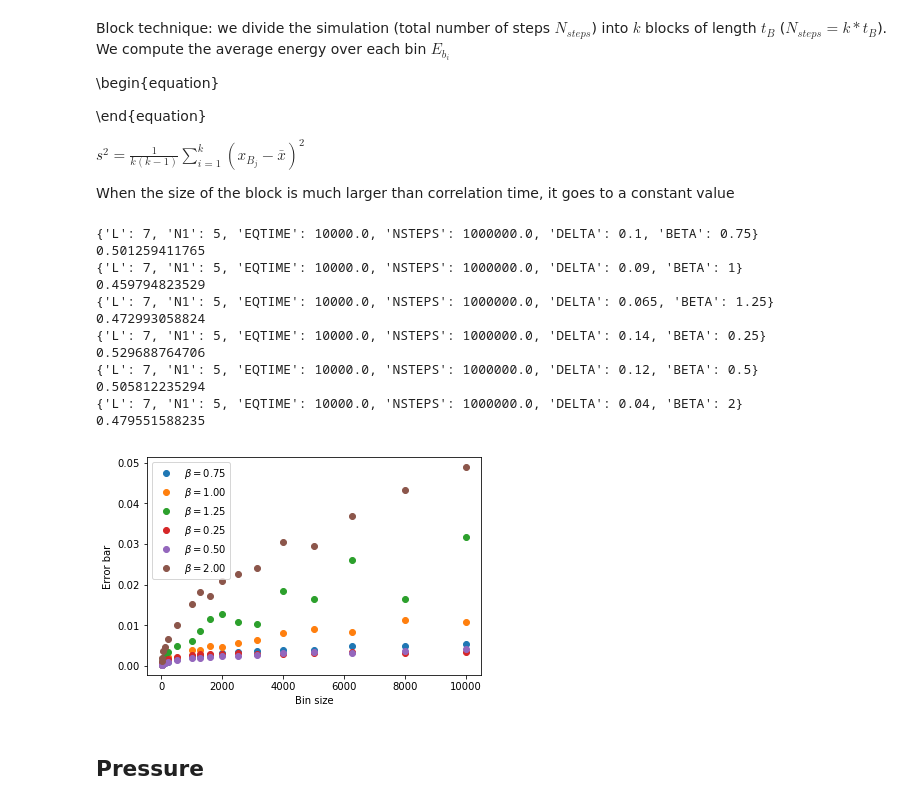
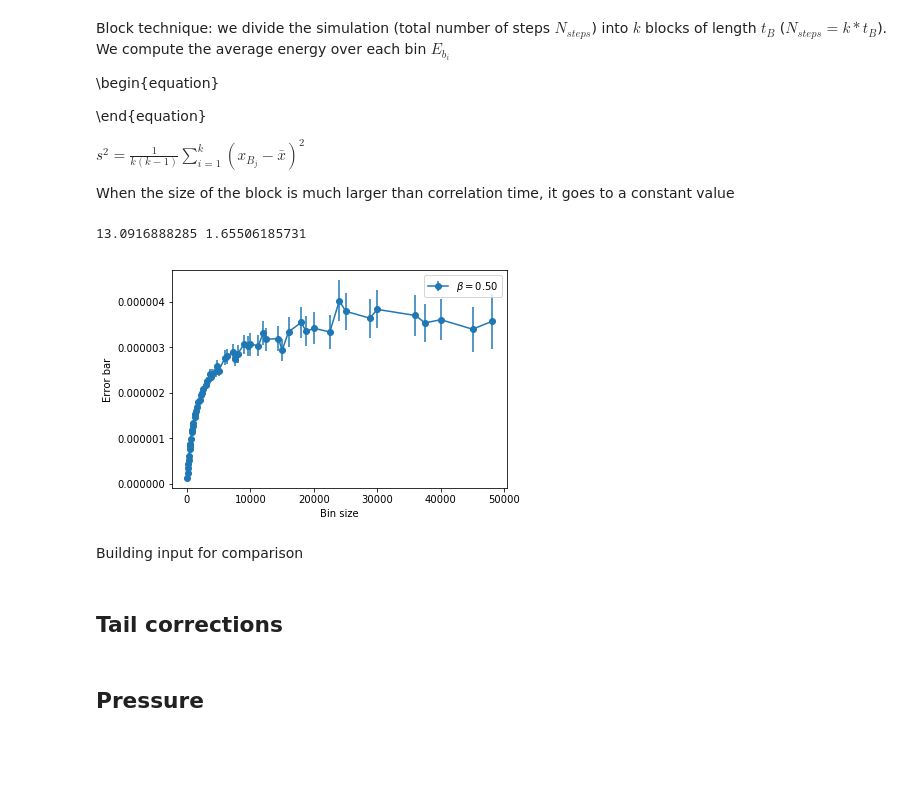
Before and after one commit to suracefm/lennardjonesmc, a Jupyter notebook: LennardJones.ipynb, the cells around one changed output. Cells and saved outputs as stored; diff of their text form; code cells hidden in the pictures; blank space fills up the shorter version.

```diff
--- a/LennardJones.ipynb
+++ b/LennardJones.ipynb
@@ -82,28 +95,36 @@ Block technique: we divide the simulation (total number of steps $N_{steps}$) in
 $s^2=\frac{1}{k(k-1)}\sum_{i=1}^k (x_{B_j}-\bar{x})^2$
 
 When the size of the block is much larger than correlation time, it goes to a constant value
-# %%
-for file in glob.glob('./lennardjonesmc/corr_time/density2/*.out'):
-    binstep, errbar, k, acceptance = np.loadtxt(file, unpack=True)
-    d=get_data(file)
-    plt.plot(binstep, errbar, 'o', label = r'$\beta=$%.2f' % d['BETA'])
-    print(d)
-    print(np.mean(acceptance))
-plt.xlabel('Bin size')
-plt.ylabel('Error bar')
-plt.legend()
-plt.show()
-# %% [output]
-{'L': 7, 'N1': 5, 'EQTIME': 10000.0, 'NSTEPS': 1000000.0, 'DELTA': 0.1, 'BETA': 0.75}
-0.501259411765
-{'L': 7, 'N1': 5, 'EQTIME': 10000.0, 'NSTEPS': 1000000.0, 'DELTA': 0.09, 'BETA': 1}
-0.459794823529
-{'L': 7, 'N1': 5, 'EQTIME': 10000.0, 'NSTEPS': 1000000.0, 'DELTA': 0.065, 'BETA': 1.25}
-0.472993058824
-{'L': 7, 'N1': 5, 'EQTIME': 10000.0, 'NSTEPS': 1000000.0, 'DELTA': 0.14, 'BETA': 0.25}
-0.529688764706
-{'L': 7, 'N1': 5, 'EQTIME': 10000.0, 'NSTEPS': 1000000.0, 'DELTA': 0.12, 'BETA': 0.5}
-0.505812235294
-{'L': 7, 'N1': 5, 'EQTIME': 10000.0, 'NSTEPS': 1000000.0, 'DELTA': 0.04, 'BETA': 2}
-0.479551588235
-[figure, removed]
+# %%
+def jk_varvar(arr):
+    arr1=np.mean(arr)
+    arr2=np.mean(arr**2)
+    arr3=np.mean(arr**3)
+    arr4=np.mean(arr**4)
+    return (8*arr2*arr1**2+arr4-arr2**2-4*arr1*arr3-4*arr1**4)*len(arr)**2/(len(arr)-1)**3/(len(arr)-2)
+
+
+def bintechnique(arr, binning):
+    binnum=int(len(arr)/binning)
+    red_arr = np.reshape(arr, (binning, binnum), order='F').mean(axis=0)
+    return np.var(red_arr, ddof=1)/binnum, np.sqrt(jk_varvar(red_arr)/(binnum-1))
+
+npbintec=np.vectorize(bintechnique, signature='(n),()->(),()')
+# %%
+bins = np.array([i for i in range(1,1000) if int(d['BTIME']/d['BINMIN'])%i==0])
+
+res=npbintec(energybin, bins)
+deltaE=np.mean(res[0][-8:])*d['BTIME']
+deltacv=np.mean(res[1][-8:])*d['BTIME']
+print(deltaE, deltacv)
+plt.errorbar(bins*d['BINMIN'], res[0], marker='o', yerr=res[1], label = r'$\beta=$%.2f' % d['BETA'])
+
+plt.xlabel('Bin size')
+plt.ylabel('Error bar')
+plt.legend()
+plt.show()
+# %% [output]
+13.0916888285 1.65506185731
+[figure, added]
+# %% [markdown]
+Building input for comparison
@@ -109,0 +133,2 @@ plt.show()
+# %% [markdown]
+## Tail corrections
```
Also changed, not shown: parts of 6 cells of this notebook, 6 other files.
